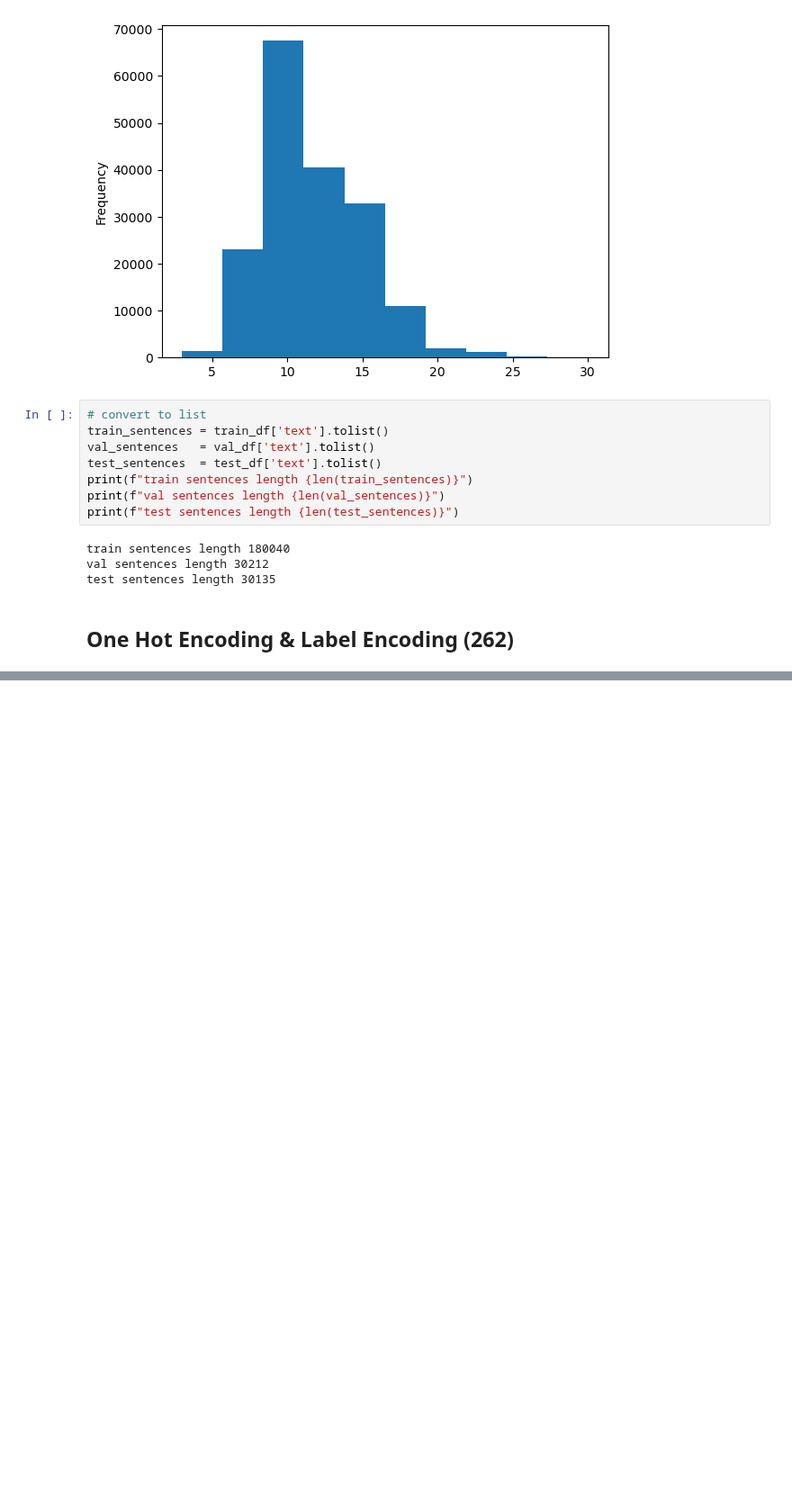
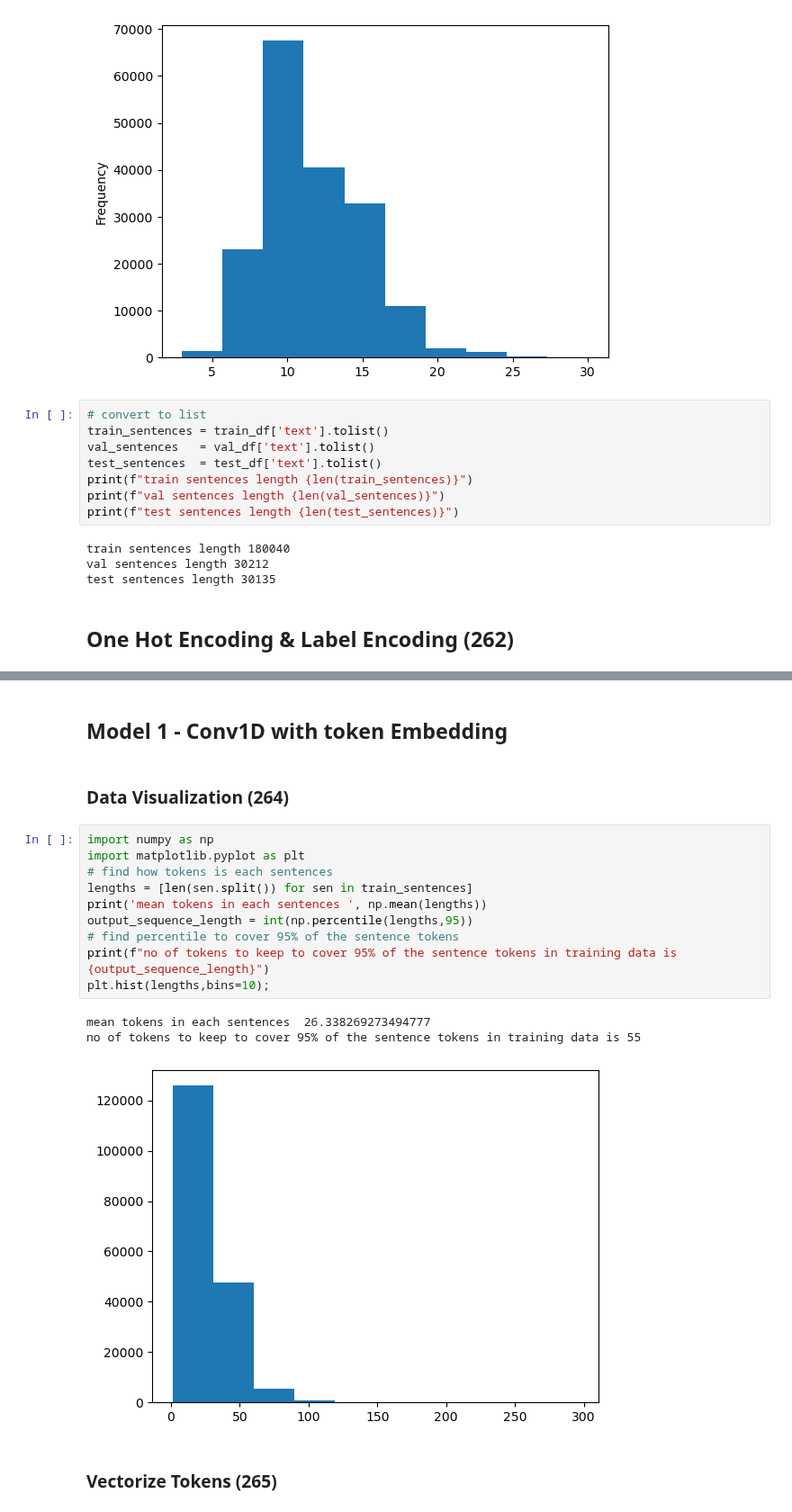
Before and after one commit to rkumar-bengaluru/data-science, a Jupyter notebook: 20-Tensorflow/07-Skimlit/pubmed_classification.ipynb, the cells around one changed output, grey strips where cells are left out. Shown at 90% size. Drawn from its saved outputs; the diff is of its cells as text; blank space fills up the shorter version.

```diff
--- a/20-Tensorflow/07-Skimlit/pubmed_classification.ipynb
+++ b/20-Tensorflow/07-Skimlit/pubmed_classification.ipynb
@@ -245,0 +259,20 @@ f1_score= 0.6989250353450294
+# %% [markdown]
+## Model 1 - Conv1D with token Embedding
+# %% [markdown]
+### Data Visualization (264)
+# %%
+import numpy as np
+import matplotlib.pyplot as plt
+# find how tokens is each sentences
+lengths = [len(sen.split()) for sen in train_sentences]
+print('mean tokens in each sentences ', np.mean(lengths))
+output_sequence_length = int(np.percentile(lengths,95))
+# find percentile to cover 95% of the sentence tokens
+print(f"no of tokens to keep to cover 95% of the sentence tokens in training data is {output_sequence_length}")
+plt.hist(lengths,bins=10);
+# %% [output]
+mean tokens in each sentences  26.338269273494777
+no of tokens to keep to cover 95% of the sentence tokens in training data is 55
+[figure, added]
+# %% [markdown]
+### Vectorize Tokens (265)
```
Also changed, not shown: parts of 7 cells of this notebook, 9 other files.
